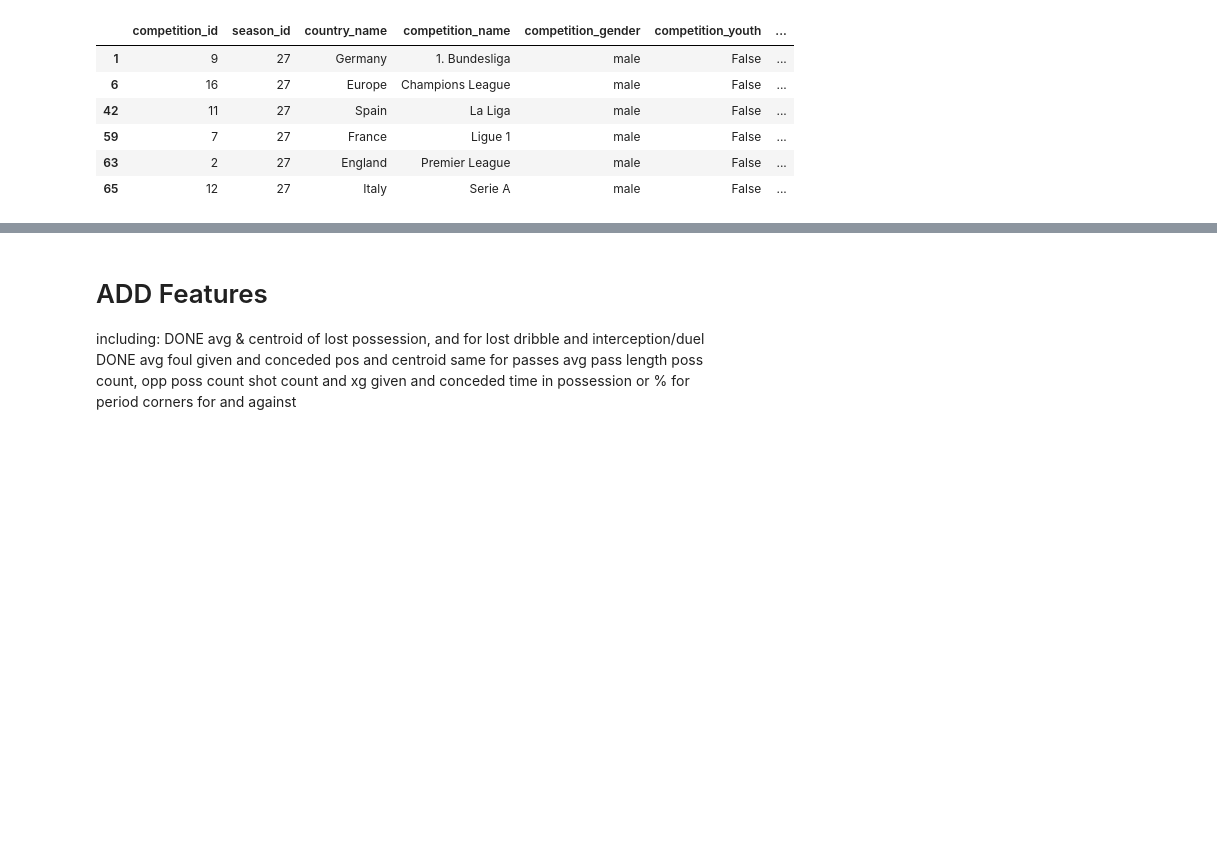
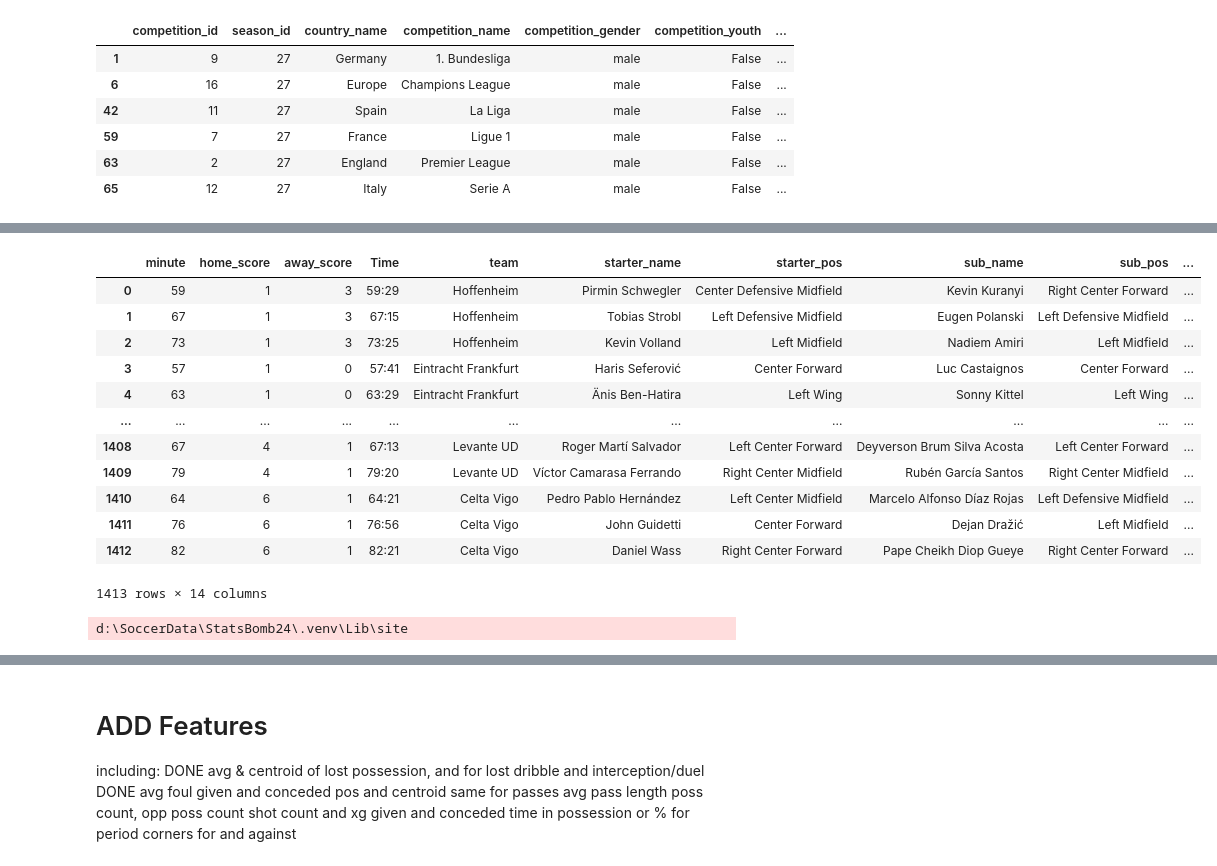
Before and after one commit to conormalone/StatsBomb24, a Jupyter notebook: Substitute_Working.ipynb, the cells around one changed output, grey strips where cells are left out. Cells and saved outputs as stored; diff of their text form; code cells hidden in the pictures; blank space fills up the shorter version.

Commit message:
list comp speed, also added func documentation

```diff
--- a/Substitute_Working.ipynb
+++ b/Substitute_Working.ipynb
@@ -105,10 +156,35 @@ def assign_our_their_stats(df, stats_df, team_col='team'):
 
     return df
 # %%
-results = pd.DataFrame()
-xg_share_df = pd.DataFrame()
-for season in comps.competition_id:
-    matches = sb.matches(competition_id=season, season_id=27)
+
+#for season in comps.competition_id:
+def substition_func(comp_list):
+    """
+        Find every substitution in the datasets and get statistics around this
+
+        Inputs:
+        ==========================
+        comp_list: a list of available competitions to loop through
+
+        Output:
+        ==========================
+        minute: minute of substitution as int
+        home_score: home team score at substitution time
+        away_score: away team score at substitution time
+        Time: time of score as string in format MM:SS
+        team: team making substitution
+        starter_name: name of the player being taken off
+        starter_pos: position of player being taken off
+        sub_name: player coming on
+        sub_pos: position of player coming on
+        match_id: unique match identifier
+        season: unique club season identifier
+        starter_pos_score: number representing how attacking/defensive the starter's position is
+        sub_pos_score: number representing how attacking/defensive the sub's position is
+        substitution_type: is the substitute's position more; defensive  (-1), attacking (1) of neutral (0)
+        """
+    results = pd.DataFrame()
+    matches = sb.matches(competition_id=comp_list, season_id=27)
     for match in matches.match_id:
         events = sb.events(match_id = match)
         lineup = sb.lineups(match_id = match)
@@ -136,7 +212,7 @@ for season in comps.competition_id:
             merge_one = df_event[["minute","home_score","away_score","player",'substitution_replacement',"Time","team"]].merge(df_lineup[["player_name","last_position"]], left_on = "player", right_on = "player_name").rename(columns={"last_position":"starter_pos"})
             merge_two = merge_one[["minute","home_score","away_score","Time","team","player_name","starter_pos",'substitution_replacement']].merge(df_lineup[["player_name","last_position"]], right_on = "player_name", left_on = "substitution_replacement").rename(columns={"last_position":"sub_pos","player_name_x":"starter_name","substitution_replacement":"sub_name"}).drop("player_name_y",axis=1)
             merge_two["match_id"] = match
-            merge_two["season"] = season
+            merge_two["season"] = comp_list
             results = pd.concat([results,merge_two],axis=0)
     results['starter_pos_score'] = results['starter_pos'].map(position_scores)
     results['sub_pos_score'] = results['sub_pos'].map(position_scores)
@@ -149,3 +225,4 @@ for season in comps.competition_id:
         else:
             sub_type.append(0)
     results["substitution_type"] = sub_type
+    return results
@@ -259,0 +378,30 @@ c:\Users\conor.malone_skyspec\AppData\Local\Programs\Python\Python310\lib\site-p
+# %%
+comp_list = comps.competition_id[:3]
+asnwer2 = [*map(substition_func, comp_list)]
+
+results = pd.concat(asnwer2, ignore_index=True)
+results
+# %% [output]
+|  | minute | home_score | away_score | Time | team | starter_name | starter_pos | sub_name | sub_pos | ... |
+| 0 | 59 | 1 | 3 | 59:29 | Hoffenheim | Pirmin Schwegler | Center Defensive Midfield | Kevin Kuranyi | Right Center Forward | ... |
+| 1 | 67 | 1 | 3 | 67:15 | Hoffenheim | Tobias Strobl | Left Defensive Midfield | Eugen Polanski | Left Defensive Midfield | ... |
+| 2 | 73 | 1 | 3 | 73:25 | Hoffenheim | Kevin Volland | Left Midfield | Nadiem Amiri | Left Midfield | ... |
+| 3 | 57 | 1 | 0 | 57:41 | Eintracht Frankfurt | Haris Seferović | Center Forward | Luc Castaignos | Center Forward | ... |
+| 4 | 63 | 1 | 0 | 63:29 | Eintracht Frankfurt | Änis Ben-Hatira | Left Wing | Sonny Kittel | Left Wing | ... |
+| ... | ... | ... | ... | ... | ... | ... | ... | ... | ... | ... |
+| 1408 | 67 | 4 | 1 | 67:13 | Levante UD | Roger Martí Salvador | Left Center Forward | Deyverson Brum Silva Acosta | Left Center Forward | ... |
+| 1409 | 79 | 4 | 1 | 79:20 | Levante UD | Víctor Camarasa Ferrando | Right Center Midfield | Rubén García Santos | Right Center Midfield | ... |
+| 1410 | 64 | 6 | 1 | 64:21 | Celta Vigo | Pedro Pablo Hernández | Left Center Midfield | Marcelo Alfonso Díaz Rojas | Left Defensive Midfield | ... |
+| 1411 | 76 | 6 | 1 | 76:56 | Celta Vigo | John Guidetti | Center Forward | Dejan Dražić | Left Midfield | ... |
+| 1412 | 82 | 6 | 1 | 82:21 | Celta Vigo | Daniel Wass | Right Center Forward | Pape Cheikh Diop Gueye | Right Center Forward | ... |
+1413 rows × 14 columns
+# %%
+#asnwer3 = [*map(xg_share_func, results)]
+xg_thing = results.apply(xg_share_func, axis=1)
+#xg_thing = pd.concat(asnwer3, ignore_index=True)
+dataframes = list(xg_thing)
+
+# Concatenate the list of DataFrames into one DataFrame
+result_df = pd.concat(dataframes, ignore_index=True)
+# %% [output]
+d:\SoccerData\StatsBomb24\.venv\Lib\site
```
Also changed, not shown: parts of 8 cells of this notebook.
